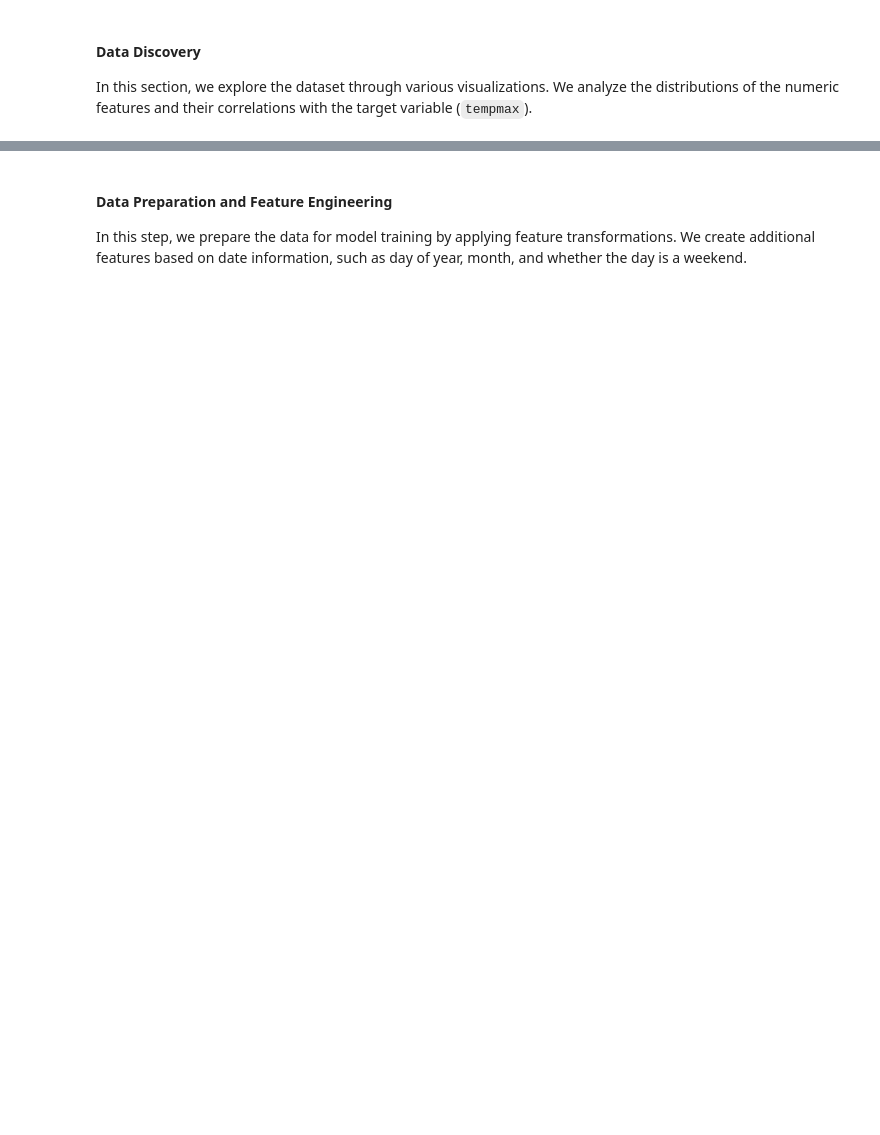
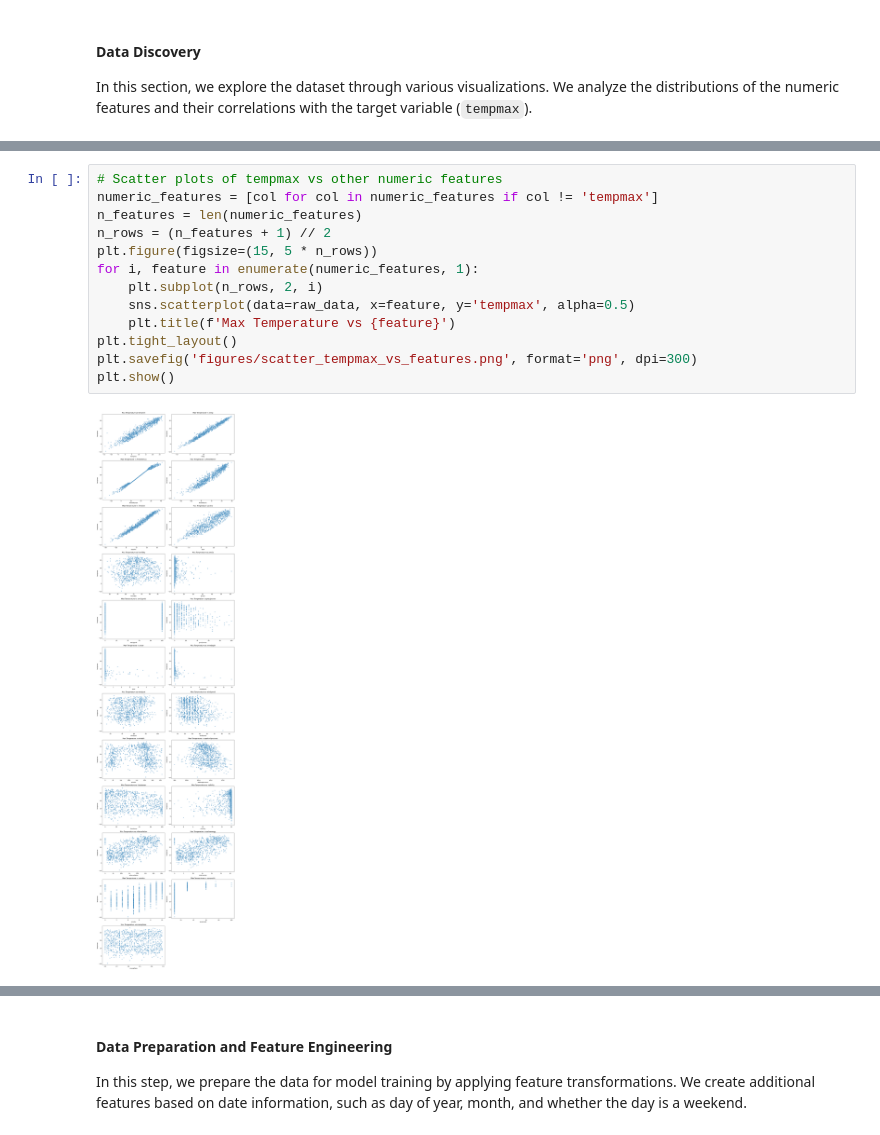
Before and after one commit to NgocDungNguyen/ASM2AI_Team2, a Jupyter notebook: Assignment3_Team2.ipynb, the cells around one changed output, grey strips where cells are left out. Drawn from its saved outputs; the diff is of its cells as text; blank space fills up the shorter version.

```diff
--- a/Assignment3_Team2.ipynb
+++ b/Assignment3_Team2.ipynb
@@ -175,0 +435,15 @@ plt.close()
+# %%
+# Scatter plots of tempmax vs other numeric features
+numeric_features = [col for col in numeric_features if col != 'tempmax']
+n_features = len(numeric_features)
+n_rows = (n_features + 1) // 2
+plt.figure(figsize=(15, 5 * n_rows))
+for i, feature in enumerate(numeric_features, 1):
+    plt.subplot(n_rows, 2, i)
+    sns.scatterplot(data=raw_data, x=feature, y='tempmax', alpha=0.5)
+    plt.title(f'Max Temperature vs {feature}')
+plt.tight_layout()
+plt.savefig('figures/scatter_tempmax_vs_features.png', format='png', dpi=300)
+plt.show()
+# %% [output]
+[figure, added]
```
Also changed, not shown: parts of 21 cells of this notebook.
